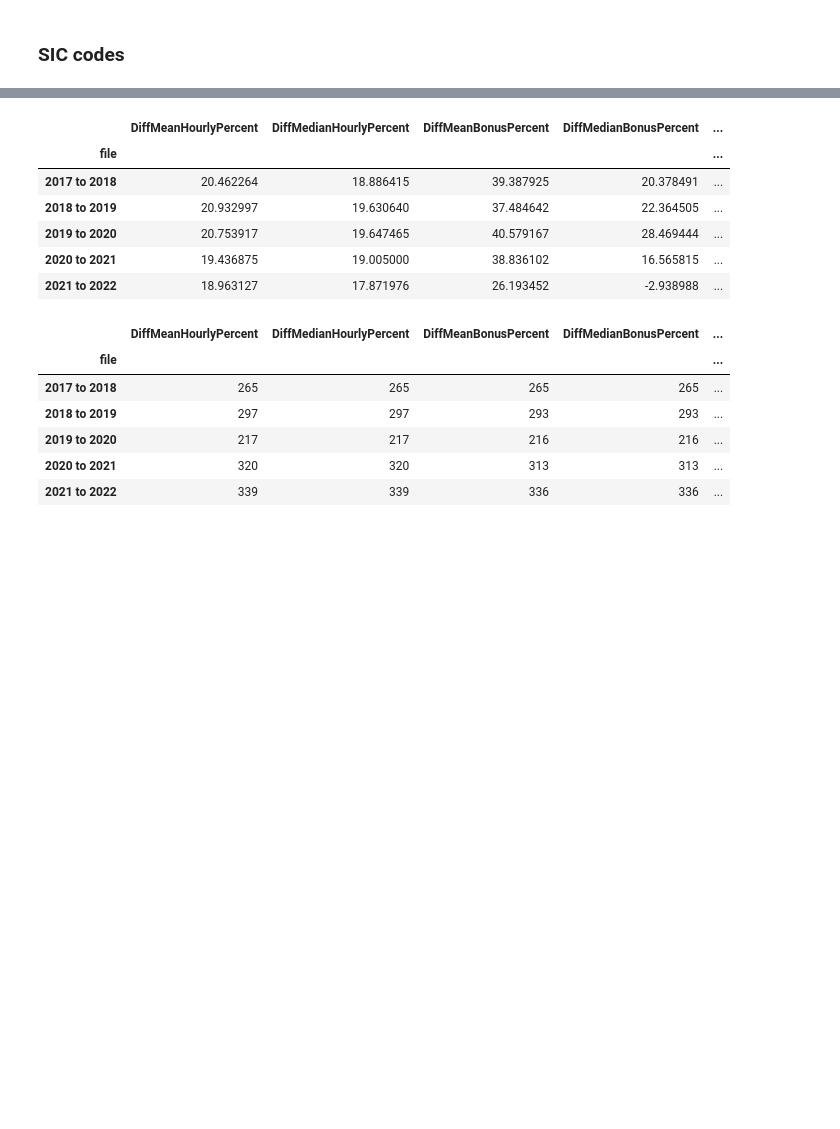
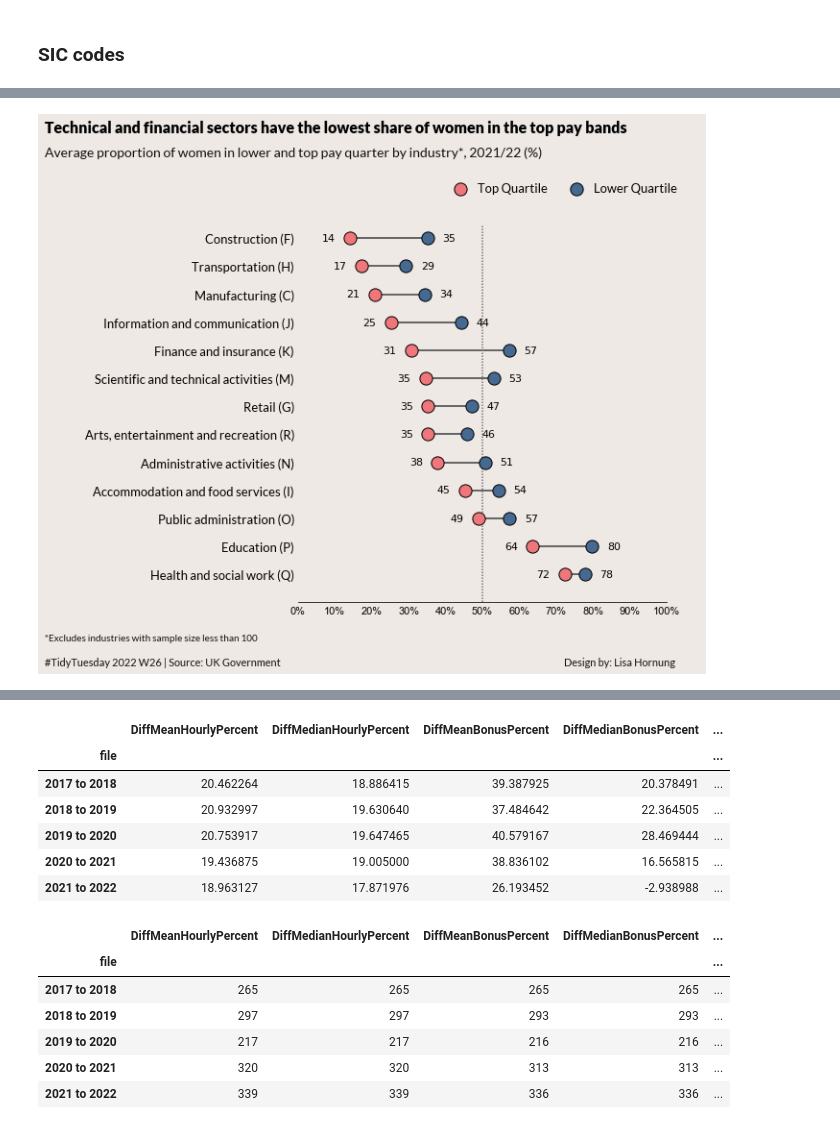
Before and after one commit to Lisa-Ho/small-data-projects, a Jupyter notebook: 2207-gender-pay-gap/GenderPayGap.ipynb, the cells around one changed output, grey strips where cells are left out. Cells and saved outputs as stored; diff of their text form; code cells hidden in the pictures; blank space fills up the shorter version.

```diff
--- a/2207-gender-pay-gap/GenderPayGap.ipynb
+++ b/2207-gender-pay-gap/GenderPayGap.ipynb
@@ -106,0 +188,91 @@ pivot.unstack().transpose()
+# %%
+_filter = (pay_df["file"] == "2021 to 2022") & (~pay_df["SIC_section"].isin(["S", "T", "U", "D", "L", "E"]))
+pivot = pay_df[_filter].groupby([ "SIC_section_name"])[[ 'FemaleLowerQuartile',
+                                                               'FemaleLowerMiddleQuartile',
+                                                               'FemaleUpperMiddleQuartile',
+                                                               'FemaleTopQuartile' ]].mean()
+data = pivot.sort_values(by="FemaleTopQuartile", ascending=False)
+
+## Charts
+title_font = font_manager.FontProperties(fname='C:\\WINDOWS\\Fonts\\Lato-Black.ttf')
+label_font = font_manager.FontProperties(fname='C:\\WINDOWS\\Fonts\\Lato-Regular.ttf')
+colours = ["#ef767a","#456990", "#56cfe1"]
+
+# =========
+# Initialise Figure and define layout
+fig, ax = plt.subplots(figsize=(6,7))
+fig.set_facecolor("#efe9e5")
+
+#make plot area transparent
+plt.subplots_adjust(left=0.01, bottom=0.08, right=0.9, top=0.90, wspace=None, hspace=None)
+plt.gca().patch.set_alpha(0)
+
+#remove grid
+for pos in ['right', 'top',  'left']:
+    ax.spines[pos].set_visible(False)
+
+# ===========
+# plot data
+my_range=range(1,len(data.index)+1)
+
+# The horizontal plot is made using the hline function
+plt.hlines(y=my_range, xmin=data['FemaleLowerQuartile'], xmax=data['FemaleTopQuartile'],linewidth=2,
+           color='#666666', alpha=1, zorder=2)
+plt.scatter(data['FemaleTopQuartile'], my_range, s=175, linewidth=1, edgecolors='black',
+            alpha=1, label='Top Quartile', zorder=3, color=colours[0])
+plt.scatter(data['FemaleLowerQuartile'], my_range, s=175, linewidth=1, edgecolors='black',
+            alpha=1 , label='Lower Quartile', zorder=3, color=colours[1])
+
+#==========
+#annotation
+plt.plot([50, 50], [0,len(data)+0.5],linestyle= (0,(1,1)), linewidth=1.5, color='#777777')
+
+for i, values in enumerate(data['FemaleTopQuartile']):
+    #if data.index[i].isin(['Information and communication (J)',])
+    plt.text(values -4, my_range[i],'{:,.0f}'.format(values), fontsize = 11, weight = 'regular',
+             color='black', va='center', ha='right')
+for i, values in enumerate(data['FemaleLowerQuartile']):
+    plt.text(values +4, my_range[i],'{:,.0f}'.format(values), fontsize = 11, weight = 'regular',
+             color='black', va='center', ha='left')
+
+# ==========
+#y-axis
+plt.tick_params(axis='both', length = 0, color = "#444444")
+plt.gca().set_ylim(ymin=0)
+plt.yticks(my_range, data.index, fontsize=13, fontproperties=label_font)
+
+#x-axis
+plt.xticks(np.arange(0,110,10), fontfamily='Arial')
+plt.tick_params(axis='x', labelsize=11)
+plt.gca().set_xlim(xmin=0, xmax=100)
+plt.gca().xaxis.set_major_formatter(mpl.ticker.FuncFormatter(lambda x, pos: '{:,.0f}%'.format(x)))
+
+# ==========
+#legend
+L = ax.legend(ncol=2, frameon=False, loc='upper right',bbox_to_anchor=(1.05,1.08))
+plt.setp(L.texts, fontfamily="Lato", fontsize=13)
+
+# ==========
+# Title and footer
+plt.figtext(-0.6,1.05,'Technical and financial sectors have the lowest share of women in the top pay bands',
+         fontsize = 16, weight = 'bold', fontproperties=title_font, color='black')
+plt.figtext(-0.6,1, "Average proportion of women in lower and top pay quarter by industry*, 2021/22 (%)",
+            fontproperties=label_font,
+            fontsize=14, ha='left',  color="#111111", fontfamily="Lato")
+
+#footer
+plt.figtext(-0.6,-0.0, "*Excludes industries with sample size less than 100",
+            fontsize=10, ha='left', color="#111111", fontfamily="Lato")
+plt.figtext(-0.6,-0.05, "#TidyTuesday 2022 W26 | Source: UK Government", fontsize=11,
+            ha='left', color="#111111", fontfamily="Lato")
+plt.figtext(0.98,-0.05, "Design by: Lisa Hornung            ",
+            fontsize=11, ha='right', color="#111111", fontfamily="Lato")
+
+# ==========
+#save
+plt.savefig("Women_share_top_low_pay_band_by_industry.png", bbox_inches="tight",pad_inches=0.2)
+
+# Show the graph
+plt.show()
+# %% [output]
+[figure, added]
```
Also changed, not shown: parts of 17 cells of this notebook.
